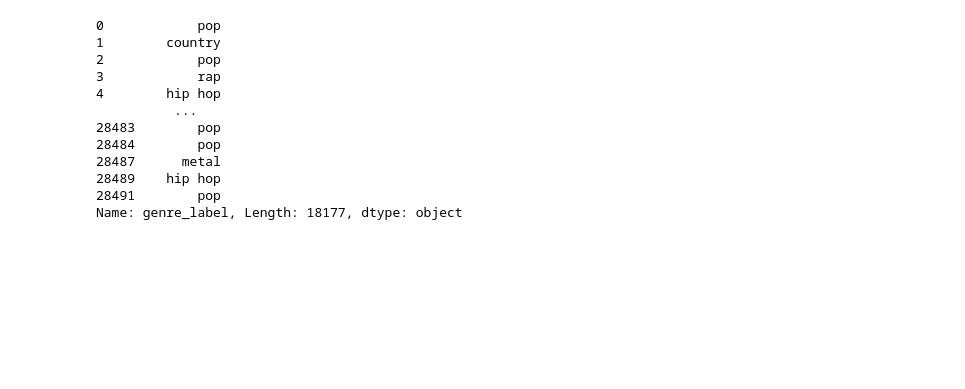
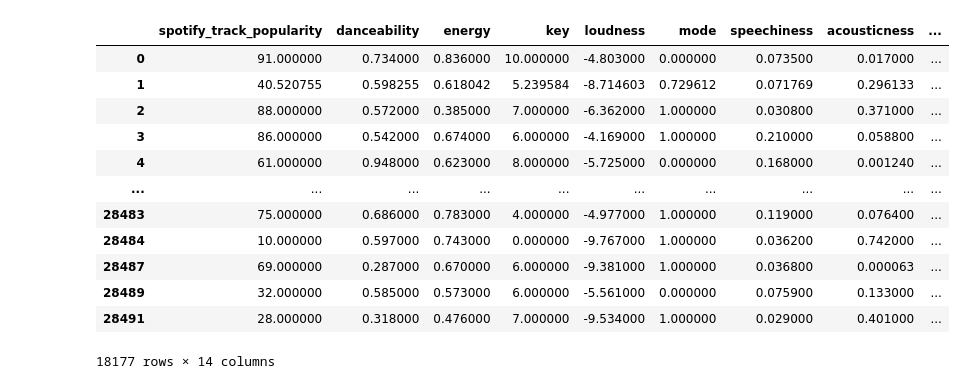
Before and after one commit to ssmcnatt/unsupervised-learning-cap03, a Jupyter notebook: music-genre-analysis.ipynb, the cells around one changed output. Drawn from its saved outputs; the diff is of its cells as text; code cells hidden in the pictures; blank space fills up the shorter version.

```diff
--- a/music-genre-analysis.ipynb
+++ b/music-genre-analysis.ipynb
@@ -237,30 +237,32 @@ nums_spot = spotify.select_dtypes("number")
 # %%
 model_df = spotify.drop(
     columns=[
         "SongID",
         "Performer",
         "Song",
         "genre_str",
         "album",
         "genre_list",
         "explicit",
+        "spotify_track_duration_ms",
     ]
 )
 
-model_df = model_df["genre_label"].dropna()
+model_df = model_df.dropna()
 model_df
 # %% [output]
+|  | spotify_track_popularity | danceability | energy | key | loudness | mode | speechiness | acousticness | ... |
+| 0 | 91.000000 | 0.734000 | 0.836000 | 10.000000 | -4.803000 | 0.000000 | 0.073500 | 0.017000 | ... |
+| 1 | 40.520755 | 0.598255 | 0.618042 | 5.239584 | -8.714603 | 0.729612 | 0.071769 | 0.296133 | ... |
+| 2 | 88.000000 | 0.572000 | 0.385000 | 7.000000 | -6.362000 | 1.000000 | 0.030800 | 0.371000 | ... |
+| 3 | 86.000000 | 0.542000 | 0.674000 | 6.000000 | -4.169000 | 1.000000 | 0.210000 | 0.058800 | ... |
+| 4 | 61.000000 | 0.948000 | 0.623000 | 8.000000 | -5.725000 | 0.000000 | 0.168000 | 0.001240 | ... |
+| ... | ... | ... | ... | ... | ... | ... | ... | ... | ... |
+| 28483 | 75.000000 | 0.686000 | 0.783000 | 4.000000 | -4.977000 | 1.000000 | 0.119000 | 0.076400 | ... |
+| 28484 | 10.000000 | 0.597000 | 0.743000 | 0.000000 | -9.767000 | 1.000000 | 0.036200 | 0.742000 | ... |
+| 28487 | 69.000000 | 0.287000 | 0.670000 | 6.000000 | -9.381000 | 1.000000 | 0.036800 | 0.000063 | ... |
+| 28489 | 32.000000 | 0.585000 | 0.573000 | 6.000000 | -5.561000 | 0.000000 | 0.075900 | 0.133000 | ... |
+| 28491 | 28.000000 | 0.318000 | 0.476000 | 7.000000 | -9.534000 | 1.000000 | 0.029000 | 0.401000 | ... |
-0            pop
-1        country
-2            pop
-3            rap
-4        hip hop
-          ...
-28483        pop
-28484        pop
-28487      metal
-28489    hip hop
-28491        pop
-Name: genre_label, Length: 18177, dtype: object
+18177 rows × 14 columns
 [interactive output not drawn]
 # %%
```
Also changed, not shown: parts of 14 cells of this notebook.
